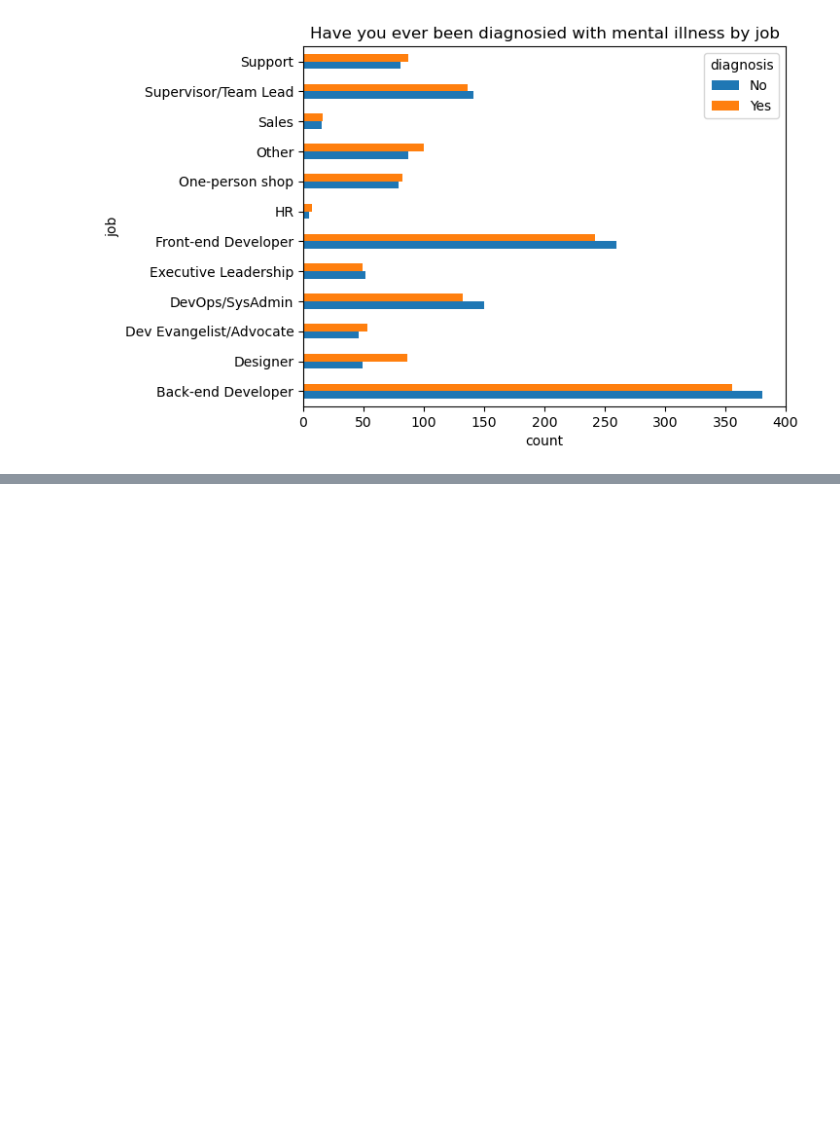
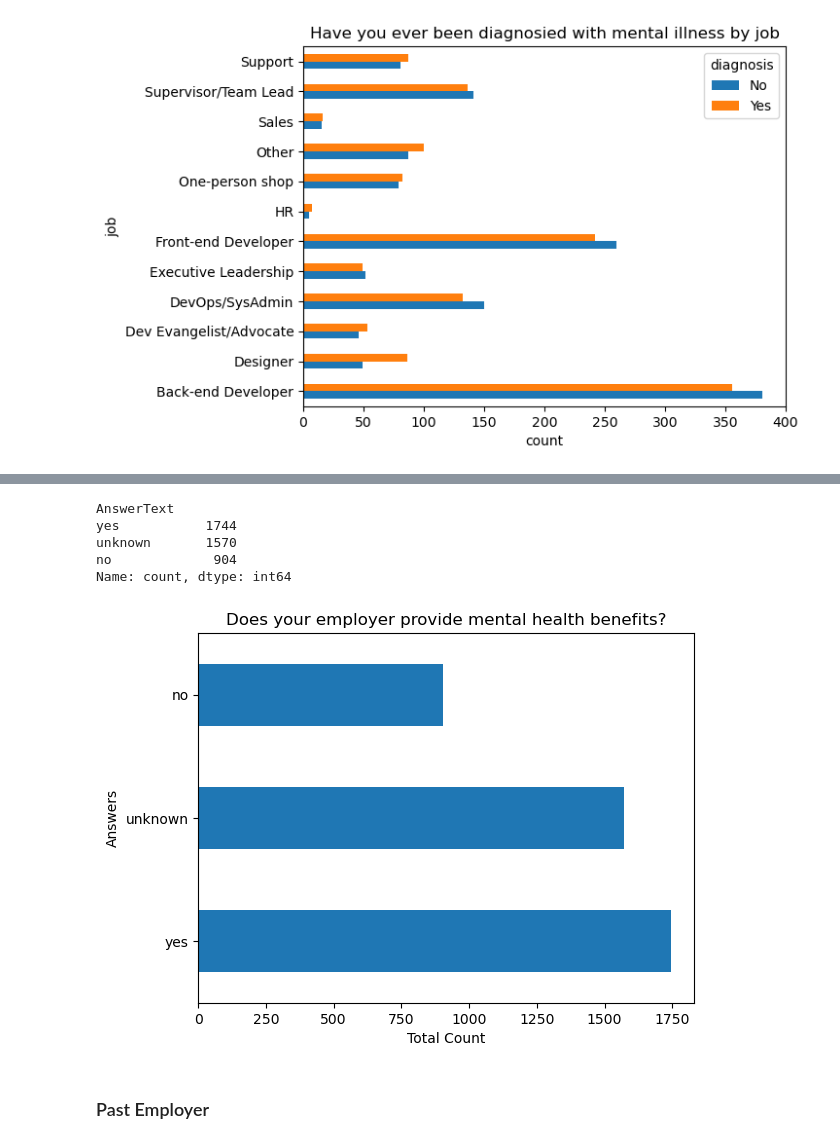
Before and after one commit to Djohnson1313/mental_health_sql, a Jupyter notebook: mental_health_analysis.ipynb, the cells around one changed output, grey strips where cells are left out. Drawn from its saved outputs; the diff is of its cells as text; code cells hidden in the pictures; blank space fills up the shorter version.

Commit message:
add benefits section

```diff
--- a/mental_health_analysis.ipynb
+++ b/mental_health_analysis.ipynb
@@ -870,0 +940,10 @@ plt.show();
+# %%
+benefits_df = pd.read_sql('''
+select answertext
+from answer as a
+left join question as q
+on a.questionid = q.questionid
+where questiontext = 'Does your employer provide mental health benefits as part of healthcare coverage?'
+''',conn)
+
+benefits_df
@@ -870,0 +964,24 @@ plt.show();
+# %%
+benefits_df['AnswerText'] = benefits_df['AnswerText'].apply(normalize_benefits)
+# %%
+benefits_df.value_counts()
+# %% [output]
+AnswerText
+yes           1744
+unknown       1570
+no             904
+Name: count, dtype: int64
+# %%
+fig, ax = plt.subplots()
+
+benefits_df['AnswerText'].value_counts().plot(kind = 'barh')
+
+ax.set_title('Does your employer provide mental health benefits?')
+ax.set_ylabel('Answers')
+ax.set_xlabel('Count')
+
+plt.show();
+# %% [output]
+[figure, added]
+# %% [markdown]
+### Past Employer
```
Also changed, not shown: parts of 15 cells of this notebook.
